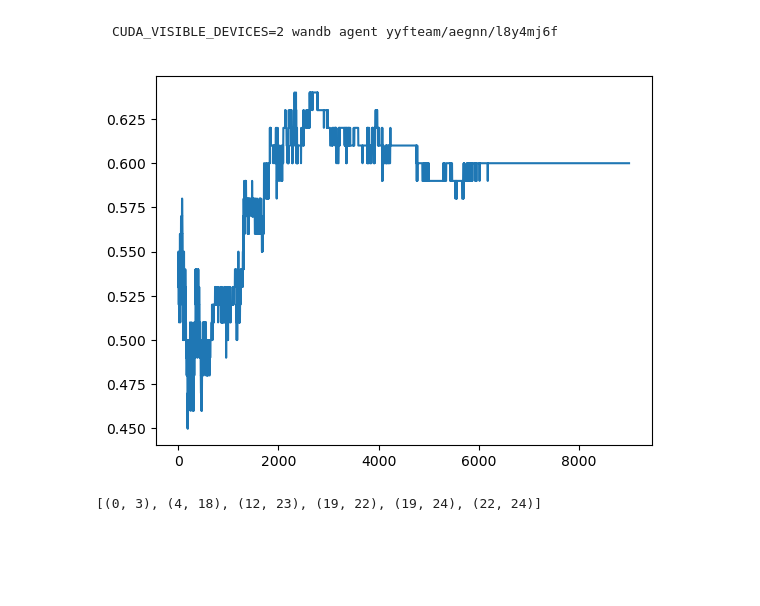
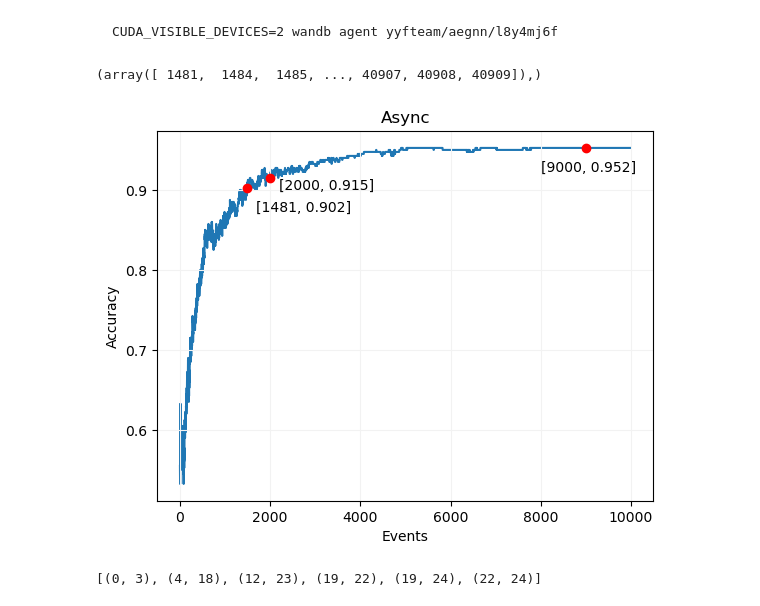
Before and after one commit to whybear0510/aegnn, a Jupyter notebook: scratch.ipynb, the cells around one changed output. Drawn from its saved outputs; the diff is of its cells as text; code cells hidden in the pictures; blank space fills up the shorter version.

````diff
--- a/scratch.ipynb
+++ b/scratch.ipynb
@@ -894,16 +894,32 @@ Data(x=[4, 1], edge_index=[2, 6], pos=[4, 3], edge_attr=[6, 0], edge_weight=[6])
 ```
 CUDA_VISIBLE_DEVICES=2 wandb agent yyfteam/aegnn/l8y4mj6f
 ```
-# %%
-import numpy as np
-import matplotlib.pyplot as plt
-
-data = np.loadtxt('/users/yyang22/thesis/aegnn_project/aegnn_results/async_accuracy.csv', delimiter=',')
-plt.plot(data[:9000,0], data[:9000,1])
-
-plt.savefig('/users/yyang22/thesis/aegnn_project/aegnn_results/async_accuracy.png')
-# %% [output]
-[figure, removed]
+# %%
+import numpy as np
+import matplotlib.pyplot as plt
+
+data = np.loadtxt('/users/yyang22/thesis/aegnn_project/aegnn_results/async_accuracy.csv', delimiter=',')
+print(np.where(data[:,1] >= 0.90))
+plt.grid(color='0.95')
+plt.plot(data[:10000,0], data[:10000,1], zorder=1)
+plt.scatter(data[9000,0], data[9000,1], c='r', zorder=2)
+plt.scatter(data[1481,0], data[1481,1], c='r', zorder=2)
+plt.scatter(data[2000,0], data[2000,1], c='r', zorder=2)
+anno1 = f'[{data[9000,0]:.0f}, {data[9000,1]:.3f}]'
+anno2 = f'[{data[1481,0]:.0f}, {data[1481,1]:.3f}]'
+anno3 = f'[{data[2000,0]:.0f}, {data[2000,1]:.3f}]'
+plt.text(data[9000,0]-1000, data[9000,1]-0.03, anno1, zorder=3)
+plt.text(data[1481,0]+200, data[1481,1]-0.03, anno2, zorder=3)
+plt.text(data[2000,0]+200, data[2000,1]-0.015, anno3, zorder=3)
+
+plt.title("Async")
+plt.xlabel("Events")
+plt.ylabel("Accuracy")
+
+plt.savefig('/users/yyang22/thesis/aegnn_project/aegnn_results/async_accuracy.png')
+# %% [output]
+(array([ 1481,  1484,  1485, ..., 40907, 40908, 40909]),)
+[figure, added]
 # %%
 import torch
 # from torch import tensor
````
Also changed, not shown: parts of 4 cells of this notebook, 2 other files.
